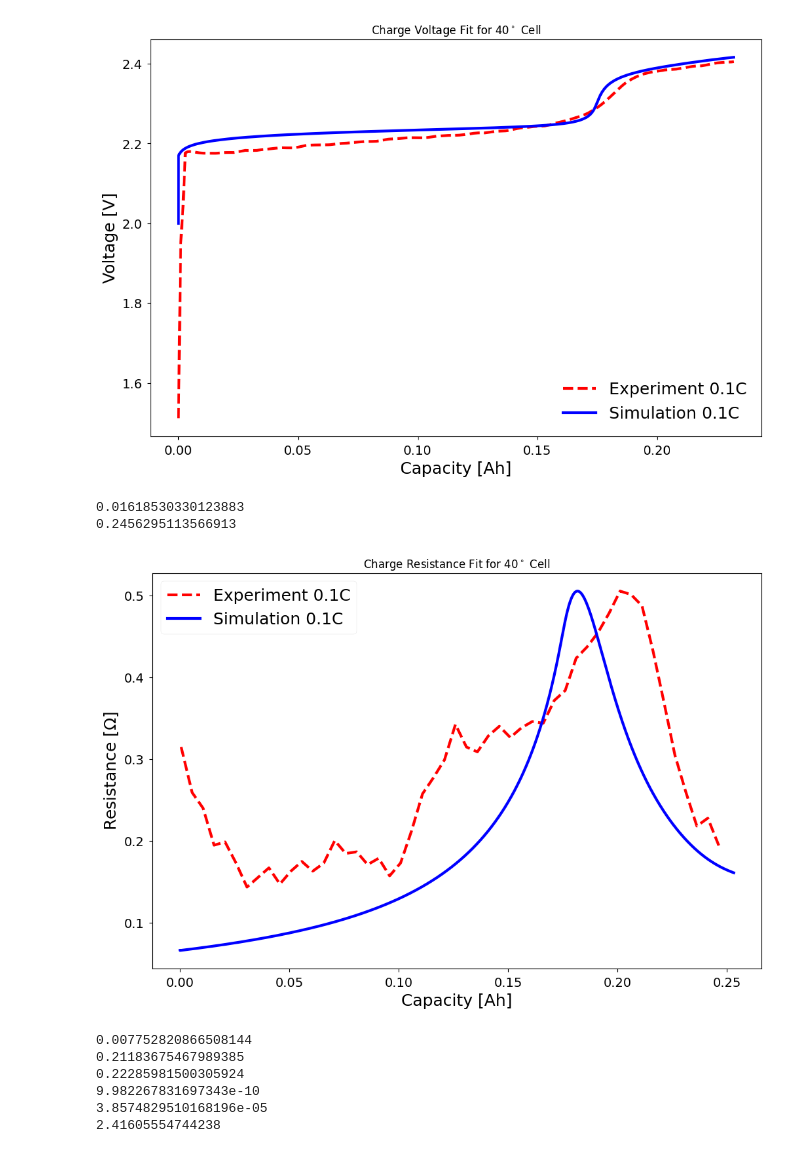
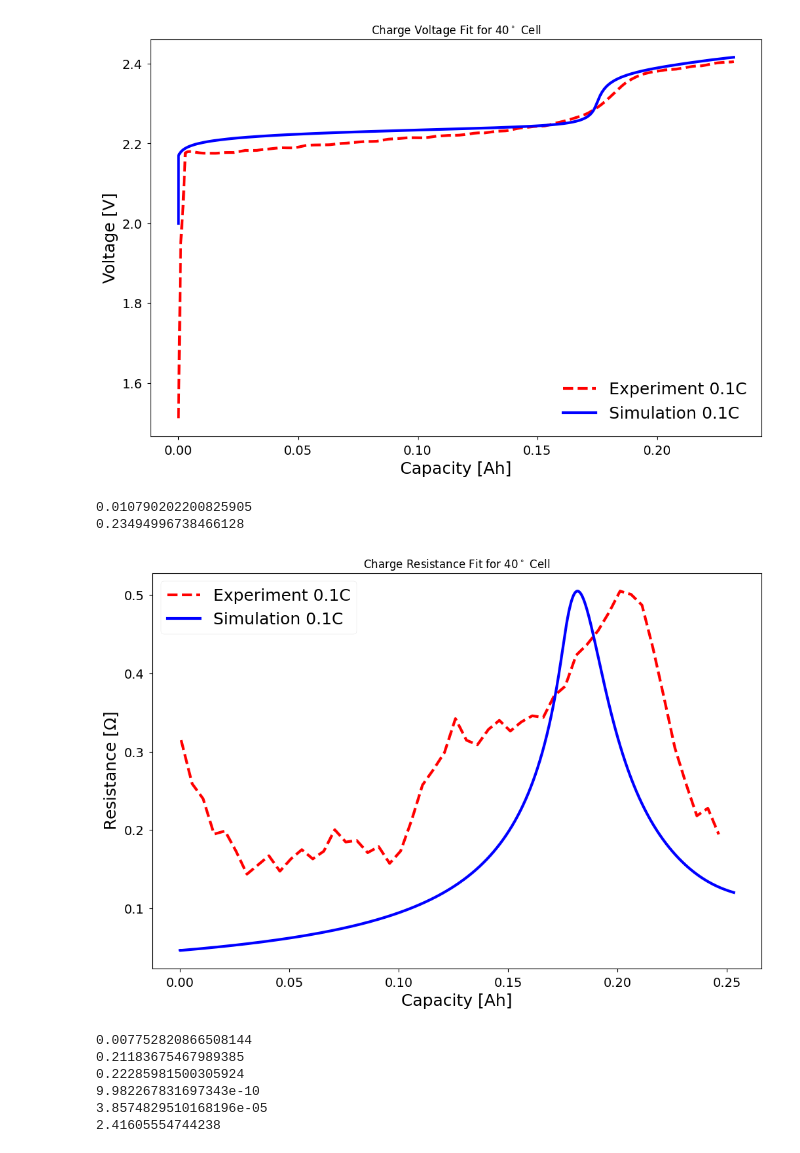
Before and after one commit to DrMichaelCornish/LiS-Models, a Jupyter notebook: Cornish & Marinescu (2021)/Parameter Fitting.ipynb, the cells around one changed output. Cells and saved outputs as stored; diff of their text form; code cells hidden in the pictures.

```diff
--- a/Cornish & Marinescu (2021)/Parameter Fitting.ipynb
+++ b/Cornish & Marinescu (2021)/Parameter Fitting.ipynb
@@ -652,37 +652,37 @@ S4 = sim_40_cha1.solution['S4 [g]'].entries
 S2 = sim_40_cha1.solution['S2 [g]'].entries
 S1 = sim_40_cha1.solution['S [g]'].entries
 Li_40 = S1 + 0.5*S2 + 0.25*S4
 
 filename = 'Cornish & Marinescu (2021)/res_data'
 infile = open(filename,'rb')
 res_data = pickle.load(infile)
 infile.close()
 
 res_discharge_data = res_data['discharge']
 res_charge_data = res_data['charge']
 quick_index = len(res_charge_data['40'][0][res_charge_data['40'][0]< .25])
 plt.plot(res_charge_data['40'][0][:quick_index],res_charge_data['40'][1][:quick_index],linestyle='--')
 
 max_Li_40 = max(Li_40)
 max_R_40 = max(res_charge_data['40'][1])
-gamma_40 = 1.15
+gamma_40 = 1.10
 alpha1_40 = (gamma_40-1)*max_Li_40*max_R_40
 beta1_40 = gamma_40*max_Li_40
 R_40 = alpha1_40/(beta1_40 - Li_40)
 
 print(alpha1_40)
 print(beta1_40)
 
 plt.plot(capacity_40,R_40)
 
 plt.title("Charge Resistance Fit for $40^\circ$ Cell")
 plt.legend(['Experiment 0.1C', 'Simulation 0.1C'])
 plt.xlabel('Capacity [Ah]')
 plt.ylabel('Resistance [$\Omega$]');
 # %% [output]
-0.01618530330123883
-0.2456295113566913
+0.010790202200825905
+0.23494996738466128
-[figure, old version]
+[figure, new version]
 # %%
 loc = index_40
 S1_initial_40 = sim_40_cha1.solution['S [g]'].entries[loc]
```
Also changed, not shown: parts of 6 cells of this notebook, 8 other files.
